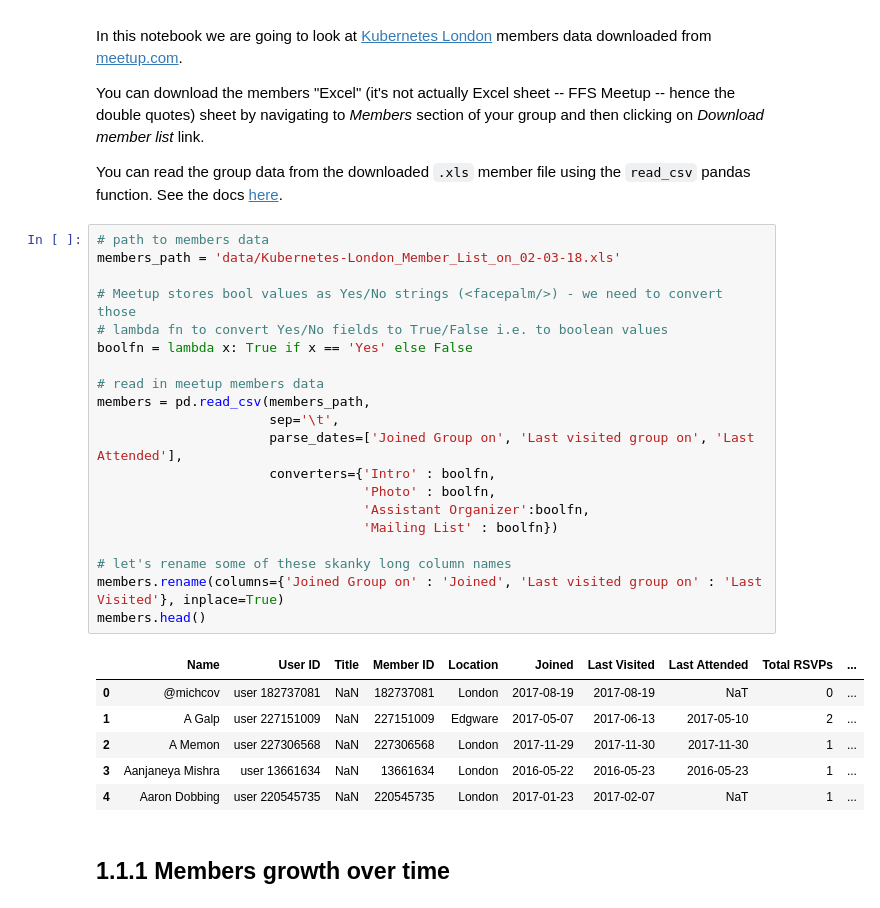
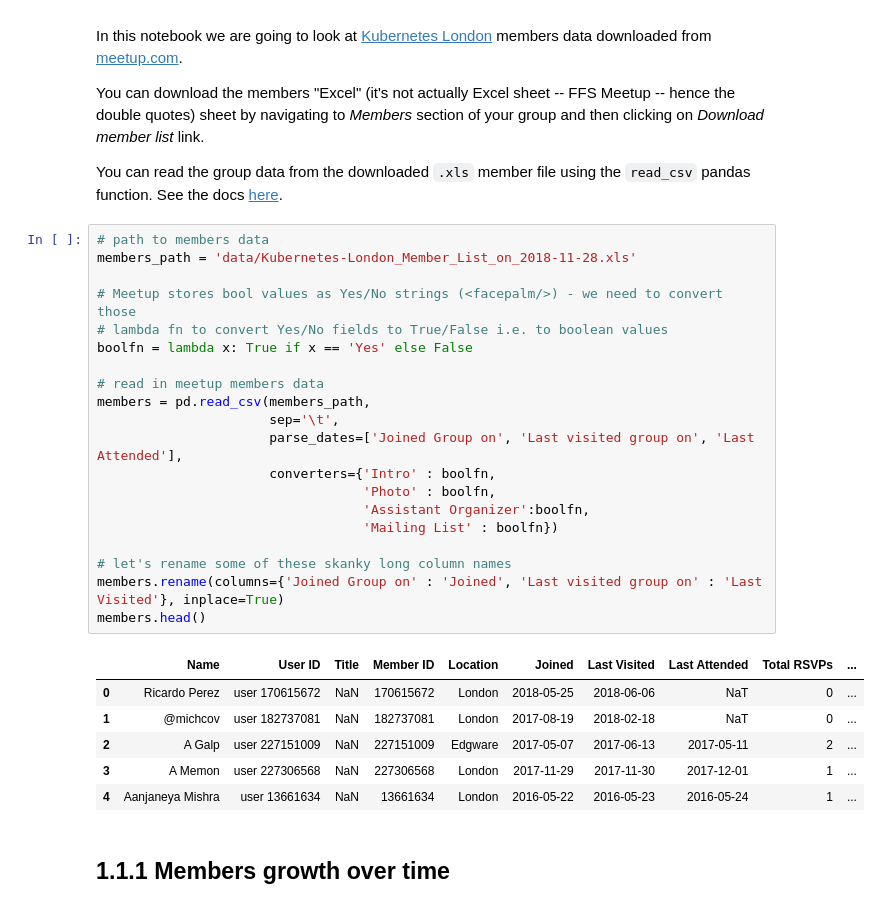
Before and after one commit to milosgajdos/meetuplytix, a Jupyter notebook: notebooks/meetuplytix.ipynb, the cells around one changed output. Cells and saved outputs as stored; diff of their text form.

```diff
--- a/notebooks/meetuplytix.ipynb
+++ b/notebooks/meetuplytix.ipynb
@@ -23,31 +23,31 @@ You can download the members "Excel" (it's not actually Excel sheet -- FFS Meetu
 You can read the group data from the downloaded `.xls` member file using the `read_csv` pandas function. See the docs [here](http://pandas.pydata.org/pandas-docs/stable/io.html#io-excel-reader).
 # %%
 # path to members data
-members_path = 'data/Kubernetes-London_Member_List_on_02-03-18.xls'
+members_path = 'data/Kubernetes-London_Member_List_on_2018-11-28.xls'
 
 # Meetup stores bool values as Yes/No strings (<facepalm/>) - we need to convert those
 # lambda fn to convert Yes/No fields to True/False i.e. to boolean values
 boolfn = lambda x: True if x == 'Yes' else False
 
 # read in meetup members data
 members = pd.read_csv(members_path,
                       sep='\t',
                       parse_dates=['Joined Group on', 'Last visited group on', 'Last Attended'],
                       converters={'Intro' : boolfn,
                                   'Photo' : boolfn,
                                   'Assistant Organizer':boolfn,
                                   'Mailing List' : boolfn})
 
 # let's rename some of these skanky long column names
 members.rename(columns={'Joined Group on' : 'Joined', 'Last visited group on' : 'Last Visited'}, inplace=True)
 members.head()
 # %% [output]
 |  | Name | User ID | Title | Member ID | Location | Joined | Last Visited | Last Attended | Total RSVPs | ... |
-| 0 | @michcov | user 182737081 | NaN | 182737081 | London | 2017-08-19 | 2017-08-19 | NaT | 0 | ... |
-| 1 | A Galp | user 227151009 | NaN | 227151009 | Edgware | 2017-05-07 | 2017-06-13 | 2017-05-10 | 2 | ... |
-| 2 | A Memon | user 227306568 | NaN | 227306568 | London | 2017-11-29 | 2017-11-30 | 2017-11-30 | 1 | ... |
-| 3 | Aanjaneya Mishra | user 13661634 | NaN | 13661634 | London | 2016-05-22 | 2016-05-23 | 2016-05-23 | 1 | ... |
-| 4 | Aaron Dobbing | user 220545735 | NaN | 220545735 | London | 2017-01-23 | 2017-02-07 | NaT | 1 | ... |
+| 0 | Ricardo Perez | user 170615672 | NaN | 170615672 | London | 2018-05-25 | 2018-06-06 | NaT | 0 | ... |
+| 1 | @michcov | user 182737081 | NaN | 182737081 | London | 2017-08-19 | 2018-02-18 | NaT | 0 | ... |
+| 2 | A Galp | user 227151009 | NaN | 227151009 | Edgware | 2017-05-07 | 2017-06-13 | 2017-05-11 | 2 | ... |
+| 3 | A Memon | user 227306568 | NaN | 227306568 | London | 2017-11-29 | 2017-11-30 | 2017-12-01 | 1 | ... |
+| 4 | Aanjaneya Mishra | user 13661634 | NaN | 13661634 | London | 2016-05-22 | 2016-05-23 | 2016-05-24 | 1 | ... |
 # %% [markdown]
 ## 1.1.1 Members growth over time
 # %%
```
Also changed, not shown: parts of 6 cells of this notebook, 4 other files.
